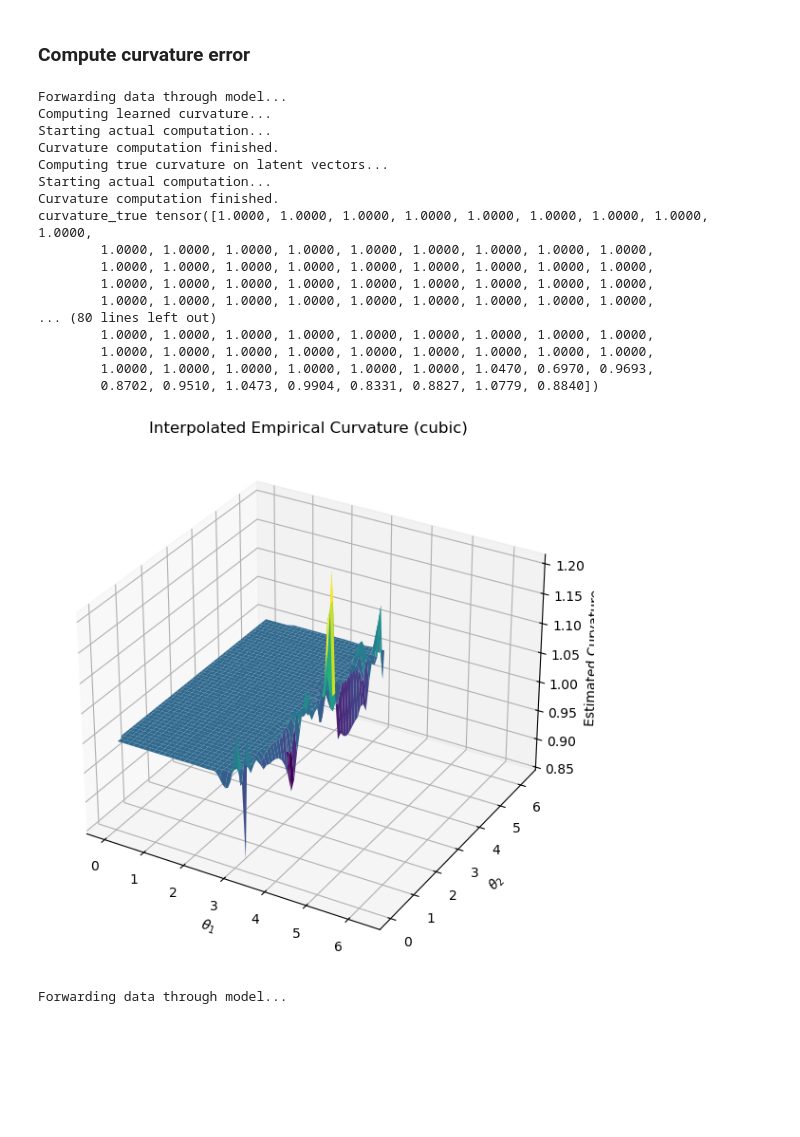
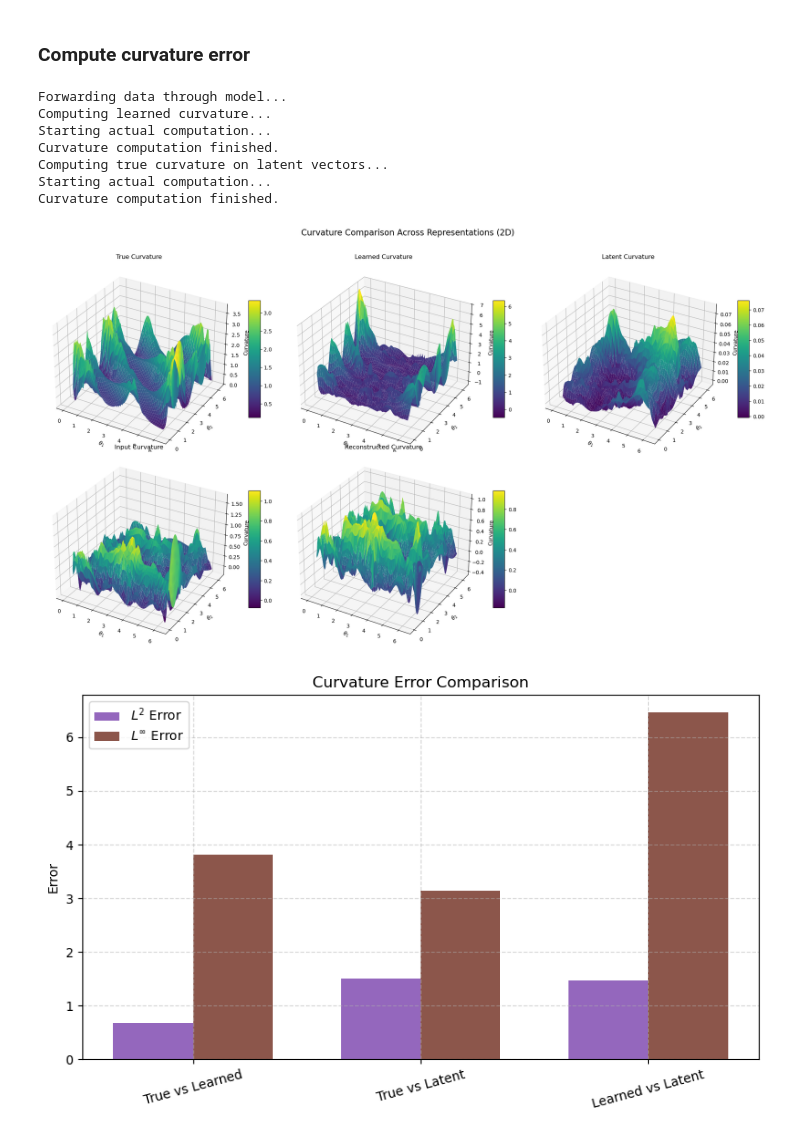
Before and after one commit to graeps/TopoGeoAEs, a Jupyter notebook: notebooks/euclidean_vae.ipynb, the cells around one changed output. Cells and saved outputs as stored; diff of their text form; code cells hidden in the pictures; blank space fills up the shorter version.

```diff
--- a/notebooks/euclidean_vae.ipynb
+++ b/notebooks/euclidean_vae.ipynb
@@ -35,19 +38,20 @@ np.random.seed(42)
 ### Dataloader
 # %%
 loader_config = {
-    "dataset_name": "s2_synthetic",
+    "dataset_name": "torus",
     "batch_size": 64,
     "rotation": "random",
     "n_times": 10000,
     "radius": 2.0,
     "major_radius": 2.0,
     "minor_radius": 1.0,
+    "deformation_amp": 1,
     # "radius_inner": 1,
     # "radius_outer": 3,
     "n_wiggles": 0,
     "geodesic_distortion_amp": 0,
-    "embedding_dim": 3,
-    "noise_var": 0.00001,
+    "embedding_dim": 5,
+    "noise_var": 0.000,
     "geodesic_distortion_func": "wiggles",
     "filled": False,
     "filled1": False,
@@ -61,8 +65,8 @@ model_config = {
     'latent_dim': 3,
     'sftbeta': 4.5,
     'device': "cpu",
-    'encoder_widths': [32, 32, 32],
-    'decoder_widths': [32, 32]}
+    'encoder_widths': [50, 50, 50],
+    'decoder_widths': [50, 50]}
 
 optimizer_config = {
     "learning_rate": 0.001,
@@ -70,14 +74,14 @@ optimizer_config = {
 
 trainer_config = {
     'verbose': False,
-    'num_epochs': 2,
+    'num_epochs': 15,
     'log_interval': 100,
     'recon_loss': "MSE",
     'topo_loss': False,
-    'dim_topo_loss': 1,
+    'dim_topo_loss': 0,
     'alpha': 1.0,  # Weight for reconstruction loss
-    'beta': 0,  # Weight for KL loss
-    'gamma': 0.0,  # Weight for topological loss
+    'beta': 0.00001,  # Weight for KL loss
+    'gamma': 1000.0,  # Weight for topological loss
 }
 
 curvature_config = {
@@ -181,27 +189,14 @@ Forwarding data through model...
 # %% [markdown]
 ### Compute curvature error
 # %%
-utils.plot_empiric_curvature(config=config, model=model, data_loader=test_loader)
+utils.plot_empirical_curvature(config=config, model=model, data_loader=test_loader)
 # %% [output]
 Forwarding data through model...
 Computing learned curvature...
 Starting actual computation...
 Curvature computation finished.
 Computing true curvature on latent vectors...
 Starting actual computation...
 Curvature computation finished.
-curvature_true tensor([1.0000, 1.0000, 1.0000, 1.0000, 1.0000, 1.0000, 1.0000, 1.0000, 1.0000,
-        1.0000, 1.0000, 1.0000, 1.0000, 1.0000, 1.0000, 1.0000, 1.0000, 1.0000,
-        1.0000, 1.0000, 1.0000, 1.0000, 1.0000, 1.0000, 1.0000, 1.0000, 1.0000,
-        1.0000, 1.0000, 1.0000, 1.0000, 1.0000, 1.0000, 1.0000, 1.0000, 1.0000,
-        1.0000, 1.0000, 1.0000, 1.0000, 1.0000, 1.0000, 1.0000, 1.0000, 1.0000,
-... (80 lines left out)
-        1.0000, 1.0000, 1.0000, 1.0000, 1.0000, 1.0000, 1.0000, 1.0000, 1.0000,
-        1.0000, 1.0000, 1.0000, 1.0000, 1.0000, 1.0000, 1.0000, 1.0000, 1.0000,
-        1.0000, 1.0000, 1.0000, 1.0000, 1.0000, 1.0000, 1.0470, 0.6970, 0.9693,
-        0.8702, 0.9510, 1.0473, 0.9904, 0.8331, 0.8827, 1.0779, 0.8840])
-[figure, old version]
+[figure, new version]
+[figure, added]
-# %%
-_,_,_,labels = utils.get_vectors(config, model, test_loader)
-# %% [output]
-Forwarding data through model...
```
Also changed, not shown: parts of 6 cells of this notebook, 21 other files.
